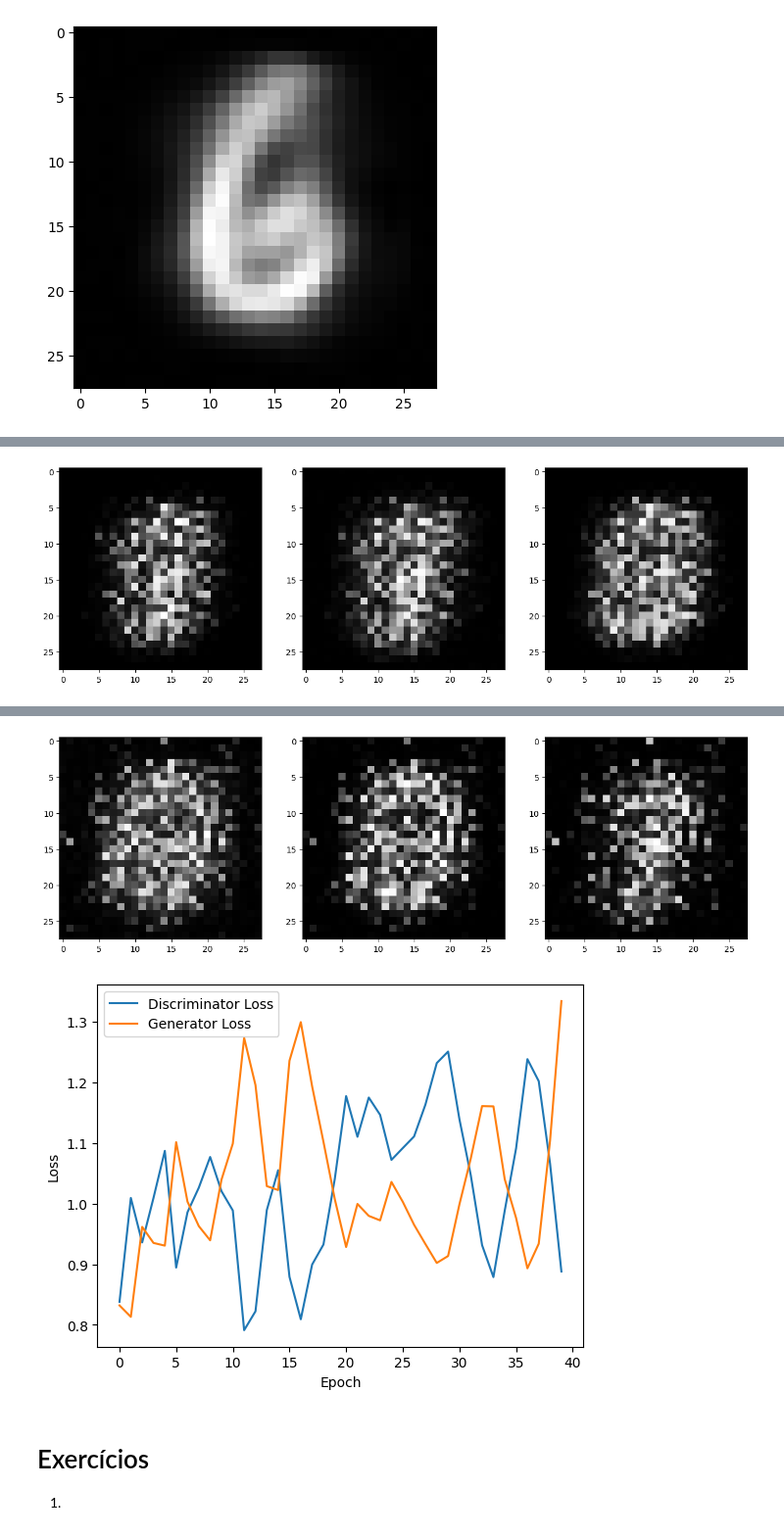
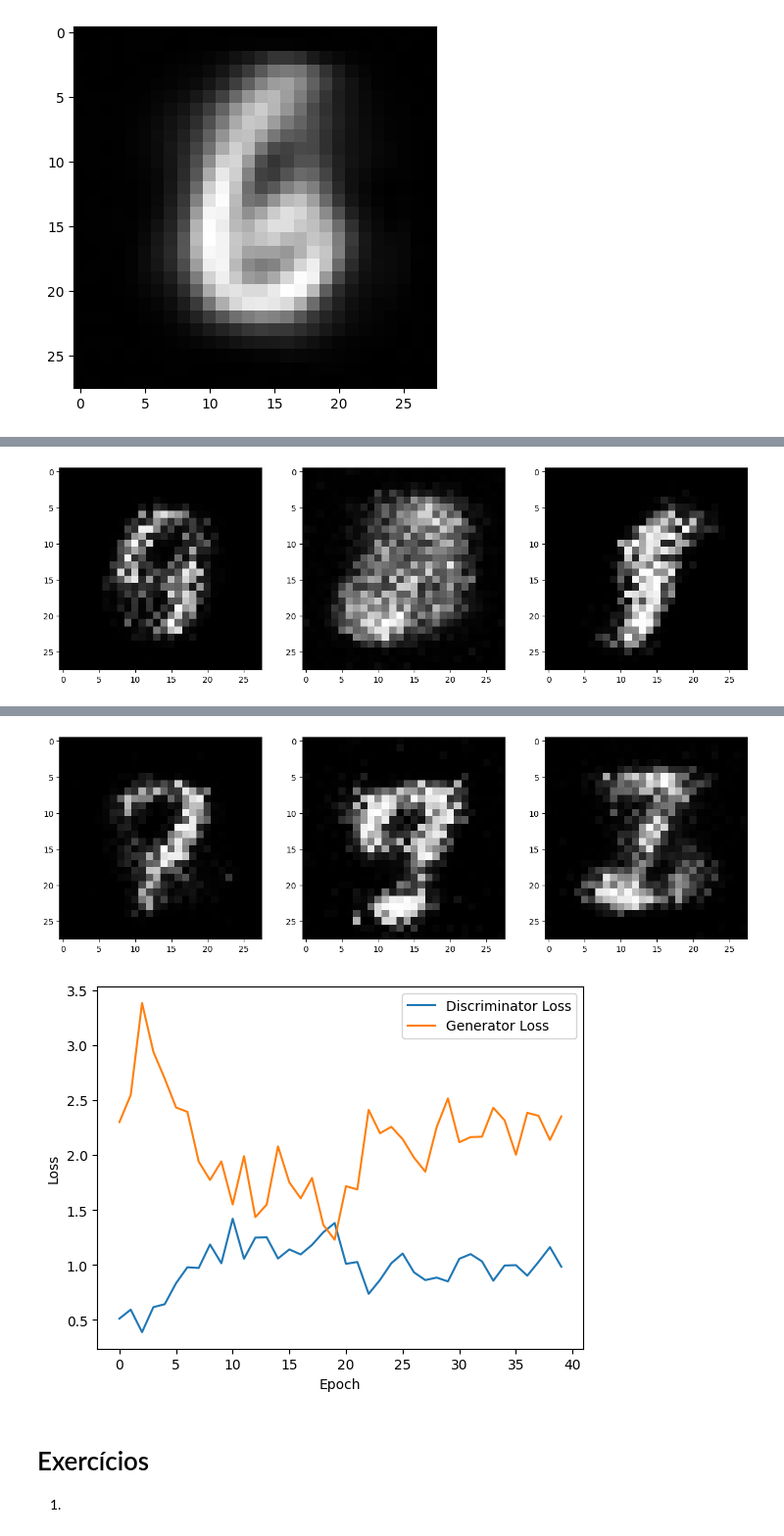
Before and after one commit to vhrique/anne_ptbr, a Jupyter notebook: 05c_Modelos_Generativos.ipynb, the cells around one changed output, grey strips where cells are left out. Shown at 98% size. Saved outputs shown, nothing was run; the diff lists cells and outputs as text; code cells hidden in the pictures.

Commit message:
Aumentando learning rate e número de épocas para mostrar imagens geradas melhores.

```diff
--- a/05c_Modelos_Generativos.ipynb
+++ b/05c_Modelos_Generativos.ipynb
@@ -250,8 +250,8 @@ generator = Generator(latent_dim, 28*28)
 discriminator = Discriminator(28*28)
 adversarial_loss = nn.BCELoss()
 
-optimizer_G = optim.Adam(generator.parameters(), lr=0.0001)
-optimizer_D = optim.Adam(discriminator.parameters(), lr=0.0001)
+optimizer_G = optim.Adam(generator.parameters(), lr=0.0005)
+optimizer_D = optim.Adam(discriminator.parameters(), lr=0.0005)
 
 g_losses = []
 d_losses = []
@@ -354 +354 @@ plt.show()
-[figure, old version]
+[figure, new version]
@@ -365,5 +365,5 @@ plt.show()
-[figure, old version]
+[figure, new version]
-[figure, old version]
+[figure, new version]
 # %% [markdown]
 # Exercícios
 
```
Also changed, not shown: parts of 1 cell of this notebook.
